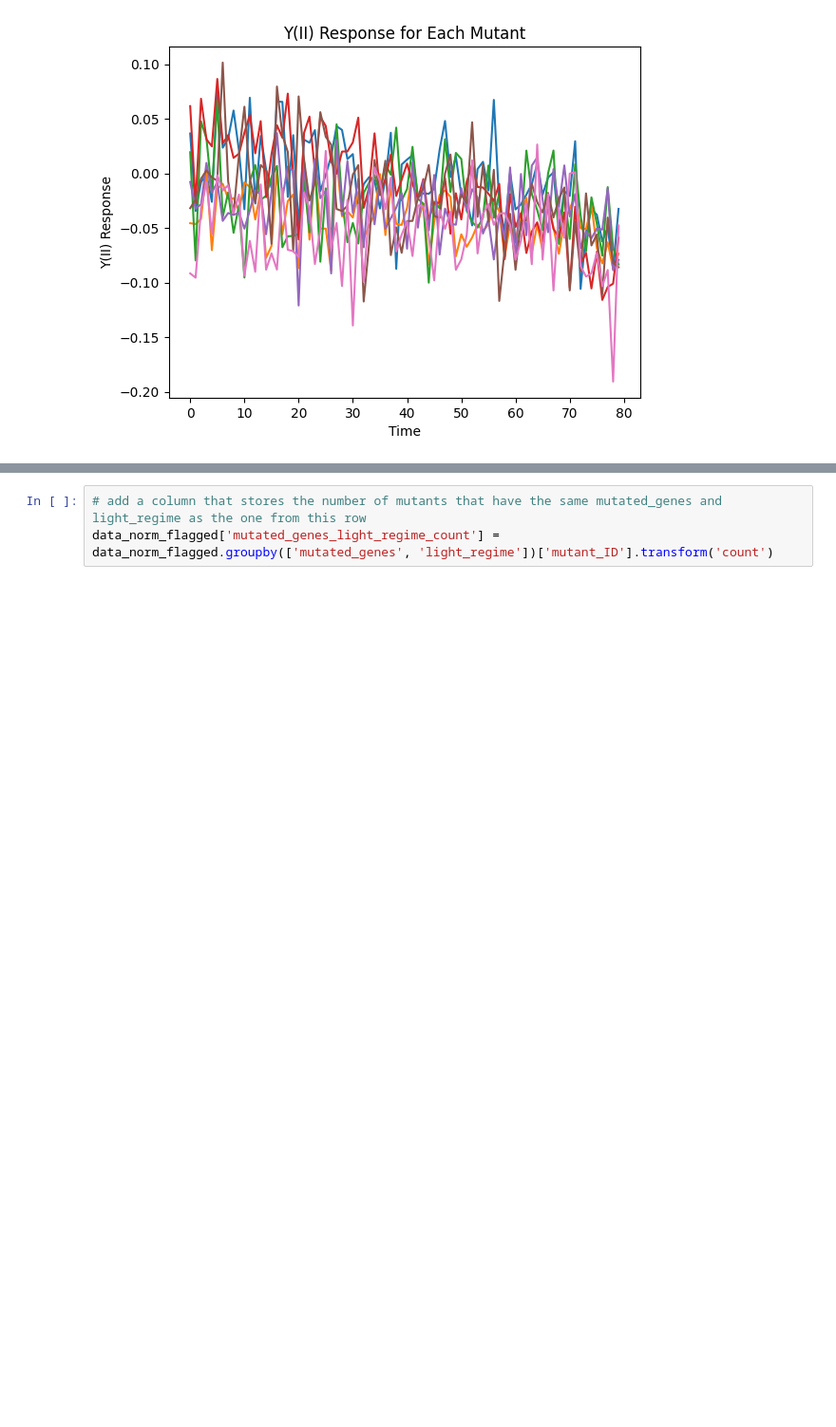
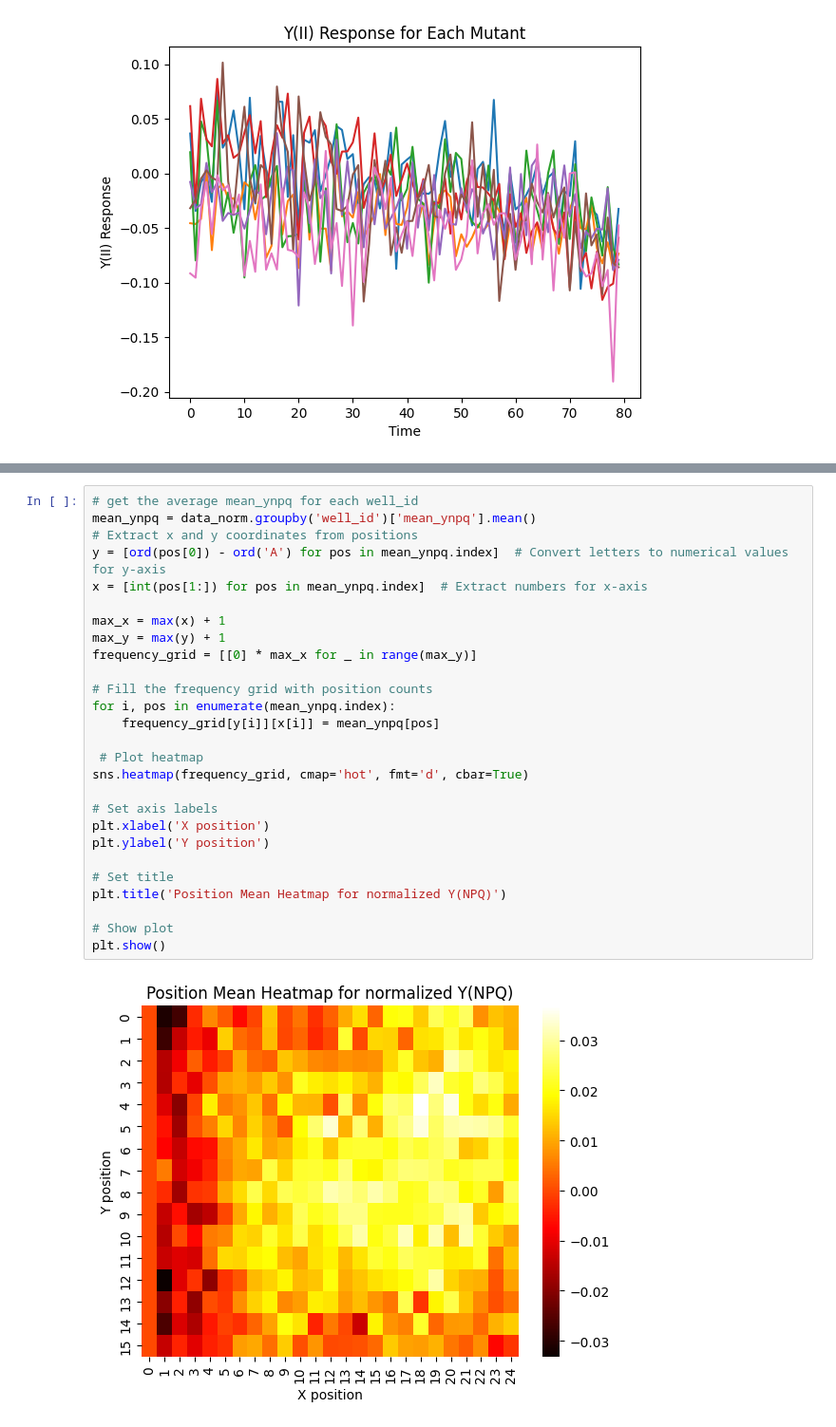
Before and after one commit to samsongourevitch/Chlamy_project, a Jupyter notebook: Data_exploration_v2.ipynb, the cells around one changed output, grey strips where cells are left out. Shown at 95% size. Drawn from its saved outputs; the diff is of its cells as text; blank space fills up the shorter version.

```diff
--- a/Data_exploration_v2.ipynb
+++ b/Data_exploration_v2.ipynb
@@ -239,3 +306,29 @@ plt.show()
-# %%
-# add a column that stores the number of mutants that have the same mutated_genes and light_regime as the one from this row
-data_norm_flagged['mutated_genes_light_regime_count'] = data_norm_flagged.groupby(['mutated_genes', 'light_regime'])['mutant_ID'].transform('count')
+# %%
+# get the average mean_ynpq for each well_id
+mean_ynpq = data_norm.groupby('well_id')['mean_ynpq'].mean()
+# Extract x and y coordinates from positions
+y = [ord(pos[0]) - ord('A') for pos in mean_ynpq.index]  # Convert letters to numerical values for y-axis
+x = [int(pos[1:]) for pos in mean_ynpq.index]  # Extract numbers for x-axis
+
+max_x = max(x) + 1
+max_y = max(y) + 1
+frequency_grid = [[0] * max_x for _ in range(max_y)]
+
+# Fill the frequency grid with position counts
+for i, pos in enumerate(mean_ynpq.index):
+    frequency_grid[y[i]][x[i]] = mean_ynpq[pos]
+
+ # Plot heatmap
+sns.heatmap(frequency_grid, cmap='hot', fmt='d', cbar=True)
+
+# Set axis labels
+plt.xlabel('X position')
+plt.ylabel('Y position')
+
+# Set title
+plt.title('Position Mean Heatmap for normalized Y(NPQ)')
+
+# Show plot
+plt.show()
+# %% [output]
+[figure, added]
```
Also changed, not shown: parts of 42 cells of this notebook, 6 other files.
